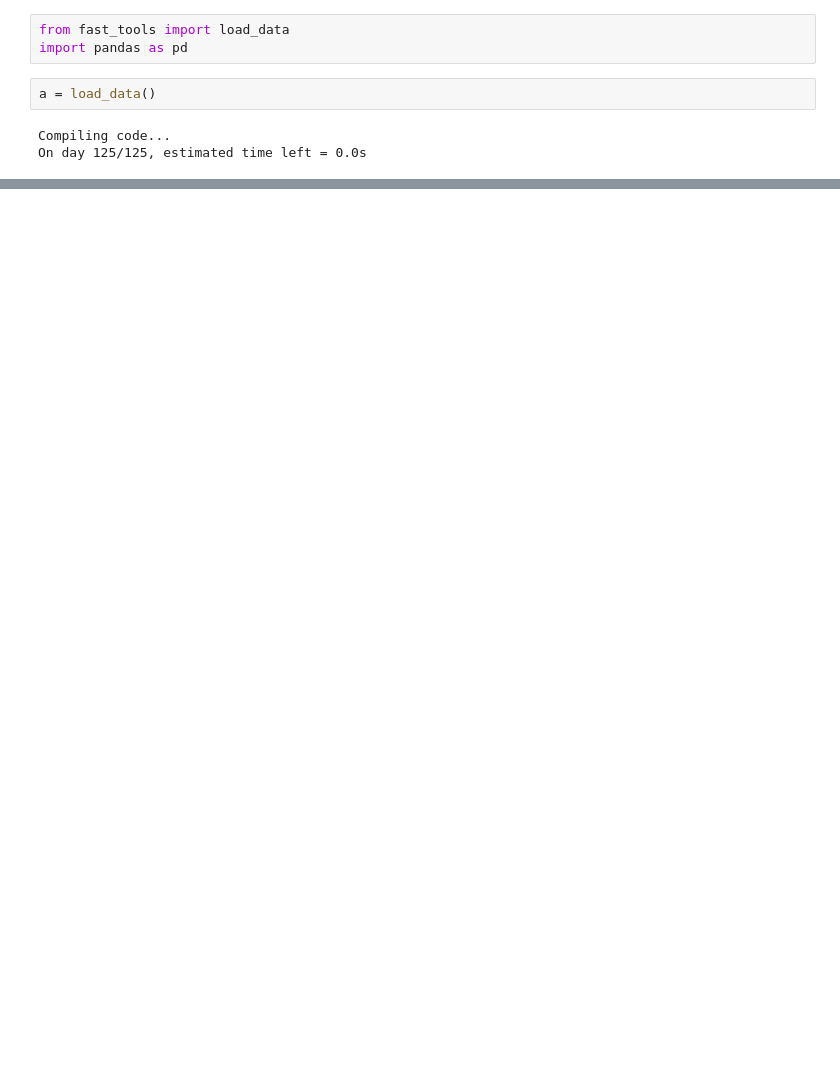
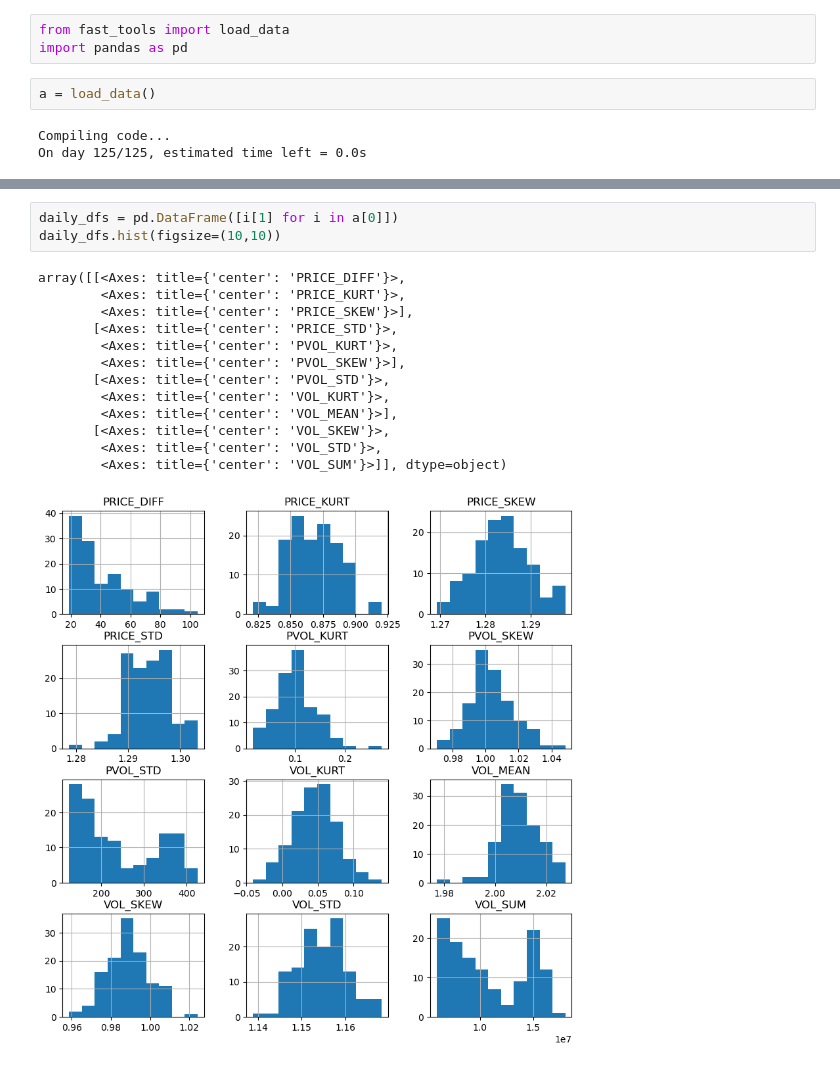
Before and after one commit to UoB-DSMP-2023-24/dsmp-2024-group-19, a Jupyter notebook: fast_tools_test.ipynb, the cells around one changed output, grey strips where cells are left out. Cells and saved outputs as stored; diff of their text form; blank space fills up the shorter version.

```diff
--- a/fast_tools_test.ipynb
+++ b/fast_tools_test.ipynb
@@ -23,3 +23,20 @@ dfs[0]
 | 508 | 292.192044 | 289.196159 | 295.187929 | 290.021277 | 178.564819 | 469.839657 | 2183.0 | 2451.0 | 291.274838 | 94.0 | 2.170767 | ... |
 | 509 | 288.957534 | 286.119178 | 291.795890 | 288.635294 | 194.076800 | 471.001572 | 3737.0 | 1908.0 | 276.924773 | 85.0 | 0.322240 | ... |
 510 rows × 16 columns
+# %%
+daily_dfs = pd.DataFrame([i[1] for i in a[0]])
+daily_dfs.hist(figsize=(10,10))
+# %% [output]
+array([[<Axes: title={'center': 'PRICE_DIFF'}>,
+        <Axes: title={'center': 'PRICE_KURT'}>,
+        <Axes: title={'center': 'PRICE_SKEW'}>],
+       [<Axes: title={'center': 'PRICE_STD'}>,
+        <Axes: title={'center': 'PVOL_KURT'}>,
+        <Axes: title={'center': 'PVOL_SKEW'}>],
+       [<Axes: title={'center': 'PVOL_STD'}>,
+        <Axes: title={'center': 'VOL_KURT'}>,
+        <Axes: title={'center': 'VOL_MEAN'}>],
+       [<Axes: title={'center': 'VOL_SKEW'}>,
+        <Axes: title={'center': 'VOL_STD'}>,
+        <Axes: title={'center': 'VOL_SUM'}>]], dtype=object)
+[figure, added]
```
Also changed, not shown: parts of 5 cells of this notebook, 1 other file.
